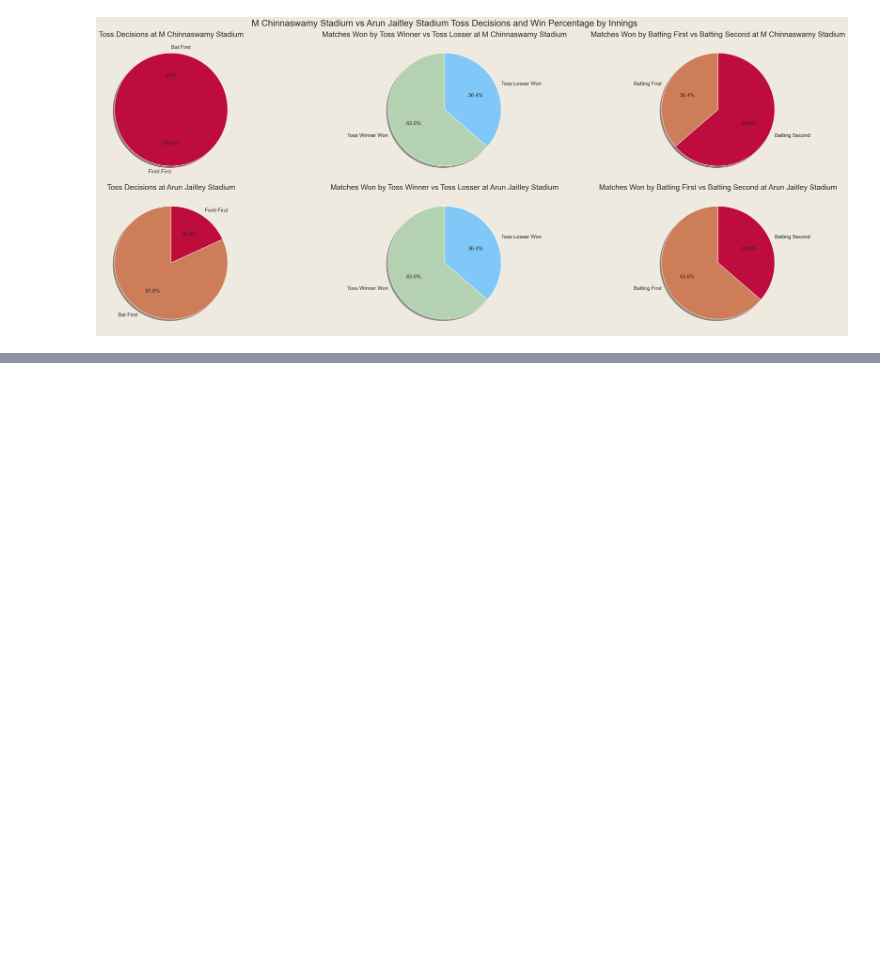
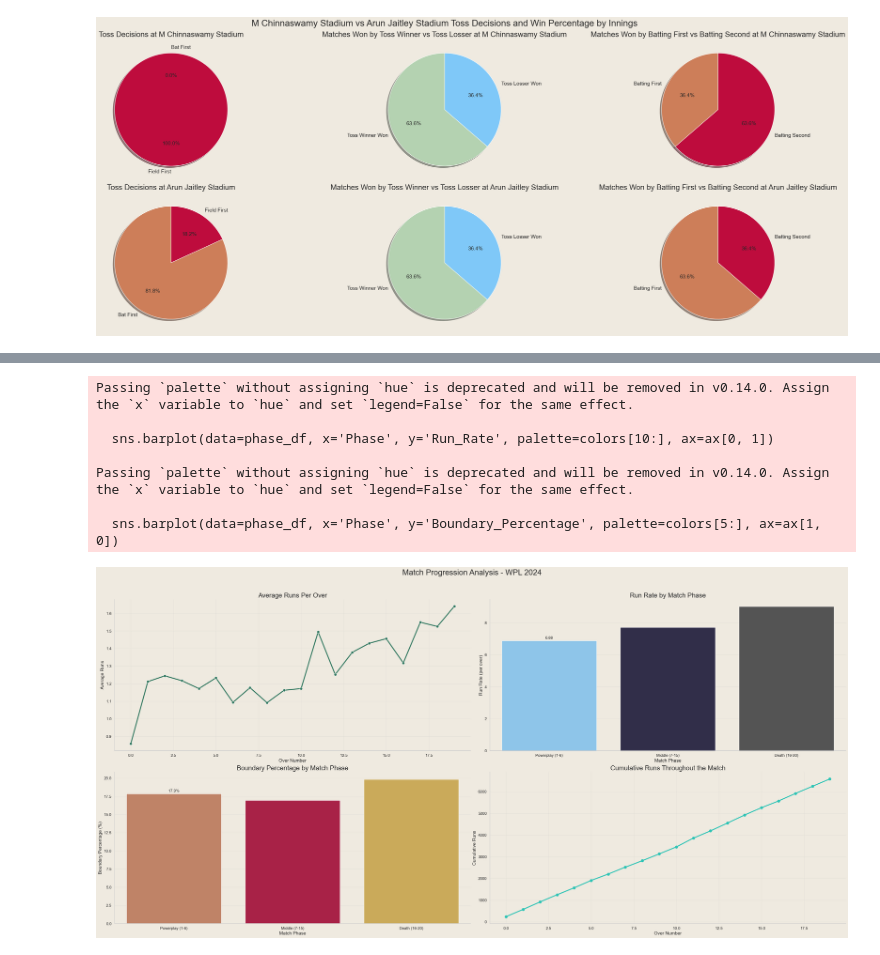
Before and after one commit to desaturne/wpl-2024-analysis, a Jupyter notebook: wpl-analysis.ipynb, the cells around one changed output, grey strips where cells are left out. Cells and saved outputs as stored; diff of their text form; code cells hidden in the pictures; blank space fills up the shorter version.

```diff
--- a/wpl-analysis.ipynb
+++ b/wpl-analysis.ipynb
@@ -492,0 +987,50 @@ plt.show()
+# %%
+# Match Progression Visualizations
+fig, ax = plt.subplots(2, 2, figsize=(32, 16))
+
+# Runs per Over
+sns.lineplot(data=over_wise_runs, x='Over', y='Average_Runs', marker='o', linewidth=3, markersize=8, ax=ax[0, 0])
+ax[0, 0].set_title('Average Runs Per Over', fontsize=20)
+ax[0, 0].set_xlabel('Over Number', fontsize=14)
+ax[0, 0].set_ylabel('Average Runs', fontsize=14)
+ax[0, 0].tick_params(axis='both', labelsize=12)
+ax[0, 0].grid(True, alpha=0.3)
+
+# Phase-wise Run Rates
+sns.barplot(data=phase_df, x='Phase', y='Run_Rate', palette=colors[10:], ax=ax[0, 1])
+ax[0, 1].set_title('Run Rate by Match Phase', fontsize=20)
+ax[0, 1].set_xlabel('Match Phase', fontsize=14)
+ax[0, 1].set_ylabel('Run Rate (per over)', fontsize=14)
+ax[0, 1].tick_params(axis='both', labelsize=12)
+ax[0, 1].bar_label(ax[0, 1].containers[0], fmt='%.2f', fontsize=12, padding=3)
+
+# Phase-wise Boundary Percentage
+sns.barplot(data=phase_df, x='Phase', y='Boundary_Percentage', palette=colors[5:], ax=ax[1, 0])
+ax[1, 0].set_title('Boundary Percentage by Match Phase', fontsize=20)
+ax[1, 0].set_xlabel('Match Phase', fontsize=14)
+ax[1, 0].set_ylabel('Boundary Percentage (%)', fontsize=14)
+ax[1, 0].tick_params(axis='both', labelsize=12)
+ax[1, 0].bar_label(ax[1, 0].containers[0], fmt='%.1f%%', fontsize=12, padding=3)
+
+# Cumulative Runs Over
+cumulative_runs = over_wise_runs['Total_Runs'].cumsum()
+ax[1, 1].plot(over_wise_runs['Over'], cumulative_runs, marker='o', linewidth=3, markersize=8, color=colors[15])
+ax[1, 1].set_title('Cumulative Runs Throughout the Match', fontsize=20)
+ax[1, 1].set_xlabel('Over Number', fontsize=14)
+ax[1, 1].set_ylabel('Cumulative Runs', fontsize=14)
+ax[1, 1].tick_params(axis='both', labelsize=12)
+ax[1, 1].grid(True, alpha=0.3)
+
+plt.suptitle('Match Progression Analysis - WPL 2024', fontsize=24)
+plt.tight_layout(pad=0.4, w_pad=0.5, h_pad=1.0)
+plt.subplots_adjust(top=0.90)
+plt.show()
+# %% [output]
+Passing `palette` without assigning `hue` is deprecated and will be removed in v0.14.0. Assign the `x` variable to `hue` and set `legend=False` for the same effect.
+
+  sns.barplot(data=phase_df, x='Phase', y='Run_Rate', palette=colors[10:], ax=ax[0, 1])
+
+Passing `palette` without assigning `hue` is deprecated and will be removed in v0.14.0. Assign the `x` variable to `hue` and set `legend=False` for the same effect.
+
+  sns.barplot(data=phase_df, x='Phase', y='Boundary_Percentage', palette=colors[5:], ax=ax[1, 0])
+[figure, added]
```
Also changed, not shown: parts of 30 cells of this notebook, 2 other files.
